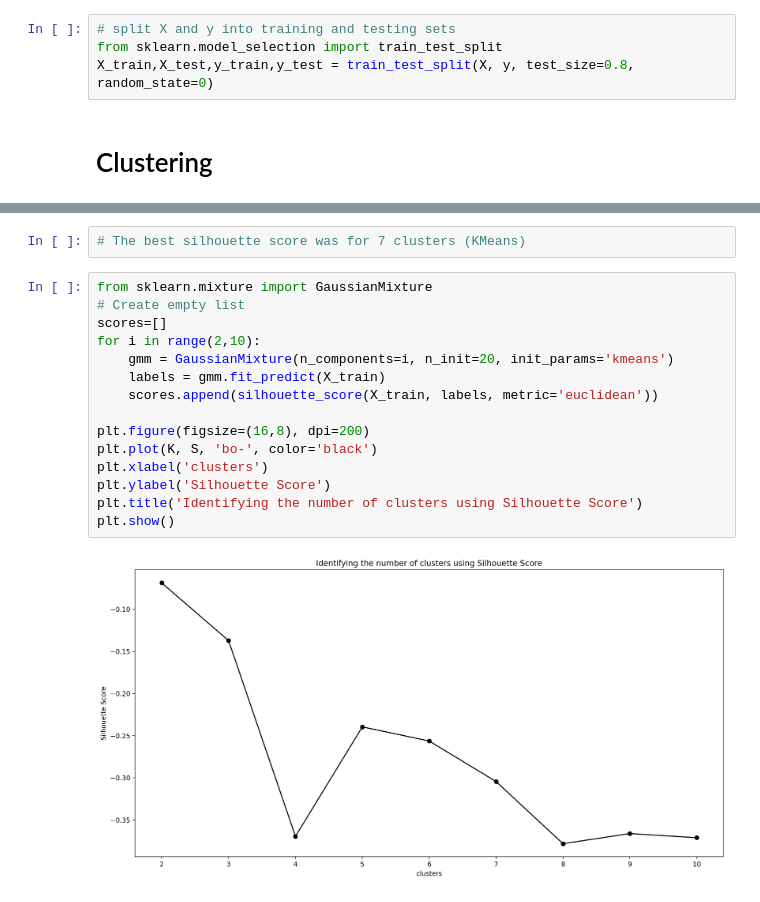
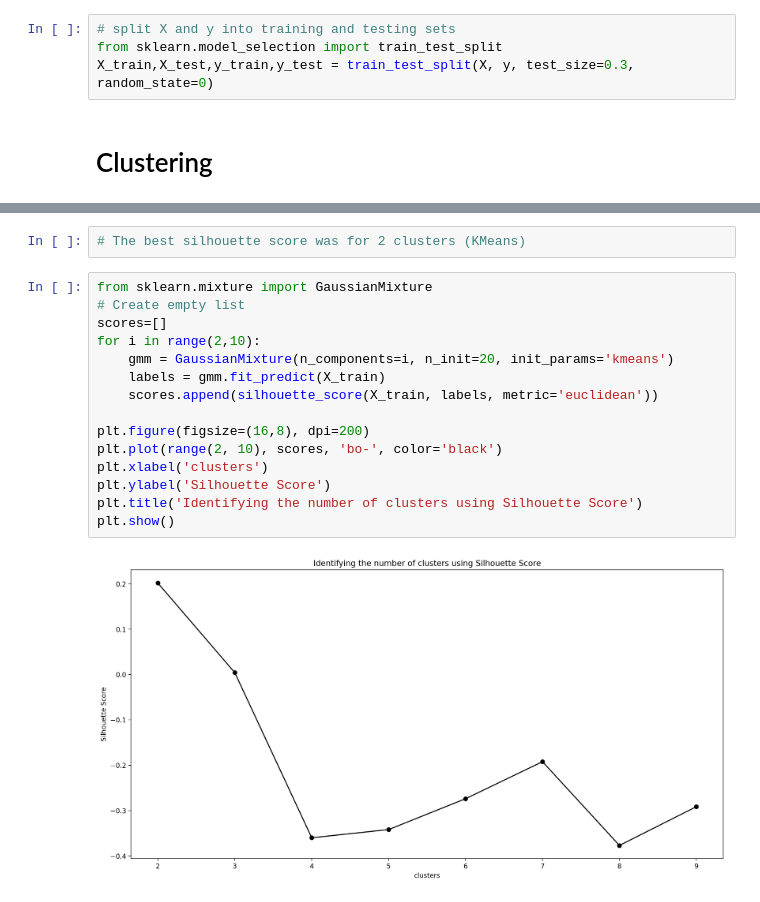
Before and after one commit to darynella2001/sigmoid_mentorship, a Jupyter notebook: clustering.ipynb, the cells around one changed output, grey strips where cells are left out. Drawn from its saved outputs; the diff is of its cells as text.

```diff
--- a/clustering.ipynb
+++ b/clustering.ipynb
@@ -407,7 +407,7 @@ y = df1['term_deposit_subscribed']
 # %%
 # split X and y into training and testing sets
 from sklearn.model_selection import train_test_split
-X_train,X_test,y_train,y_test = train_test_split(X, y, test_size=0.8, random_state=0)
+X_train,X_test,y_train,y_test = train_test_split(X, y, test_size=0.3, random_state=0)
 # %% [markdown]
 # Clustering
 # %%
@@ -504,20 +504,20 @@ draw_silhouette_plot(X_train, 7)
 # %%
-# The best silhouette score was for 7 clusters (KMeans)
+# The best silhouette score was for 2 clusters (KMeans)
 # %%
 from sklearn.mixture import GaussianMixture
 # Create empty list
 scores=[]
 for i in range(2,10):
     gmm = GaussianMixture(n_components=i, n_init=20, init_params='kmeans')
     labels = gmm.fit_predict(X_train)
     scores.append(silhouette_score(X_train, labels, metric='euclidean'))
 
 plt.figure(figsize=(16,8), dpi=200)
-plt.plot(K, S, 'bo-', color='black')
+plt.plot(range(2, 10), scores, 'bo-', color='black')
 plt.xlabel('clusters')
 plt.ylabel('Silhouette Score')
 plt.title('Identifying the number of clusters using Silhouette Score')
 plt.show()
 # %% [output]
-[figure, old version]
+[figure, new version]
 # %%
```
Also changed, not shown: parts of 11 cells of this notebook.
